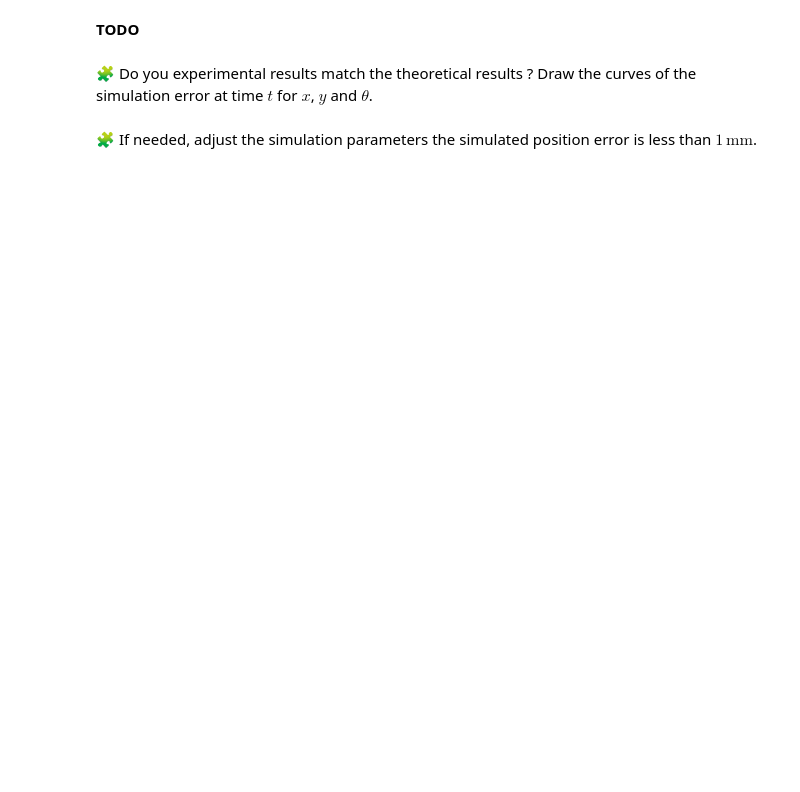
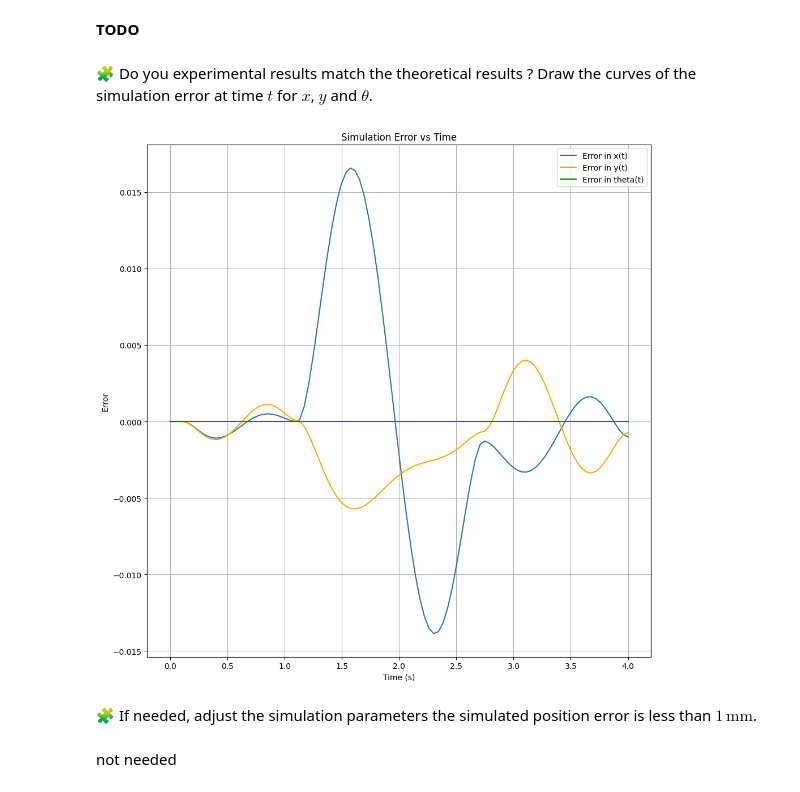
Before and after one commit to Adellah-bellahmama/control-engineering-with-python-project-2023-2024, a Jupyter notebook: Project-part-1.ipynb, the cells around one changed output. Drawn from its saved outputs; the diff is of its cells as text; code cells hidden in the pictures; blank space fills up the shorter version.

```diff
--- a/Project-part-1.ipynb
+++ b/Project-part-1.ipynb
@@ -464,2 +461,44 @@ pass
+# %%
+wl, wr = omega(0, [0, 0, 0])
+
+def x(t):
+    return l / 2 * (wl + wr) / (wr - wl) * np.sin(theta(t))
+
+def y(t):
+    return l / 2 * (wl + wr) / (wr - wl) * (1 - np.cos(theta(t)))
+
+def theta(t):
+    return r / l * (wr - wl) * t
+
+# Calculate the theoretical values
+t_values = np.linspace(0, 4, 100)
+x_theoretical = [x(t) for t in t_values]
+y_theoretical = [y(t) for t in t_values]
+theta_theoretical = [theta(t) for t in t_values]
+
+x_values_simulated = states_dense[0]
+y_values_simulated = states_dense[1]
+theta_values_simulated = states_dense[2]
+x_error = [x_theoretical[i] - x_values_simulated[i] for i in range(len(t_values))]
+y_error = [y_theoretical[i] - y_values_simulated[i] for i in range(len(t_values))]
+theta_error = [theta_theoretical[i] - theta_values_simulated[i] for i in range(len(t_values))]
+
+# Plot the error curves
+plt.figure(figsize=(10, 10))
+
+plt.plot(t_values, x_error, label='Error in x(t)')
+plt.plot(t_values, y_error, label='Error in y(t)', color='orange')
+plt.plot(t_values, theta_error, label='Error in theta(t)', color='green')
+
+plt.title('Simulation Error vs Time')
+plt.xlabel('Time (s)')
+plt.ylabel('Error')
+plt.grid(True)
+plt.legend()
+
+plt.tight_layout()
+plt.show()
+# %% [output]
+[figure, added]
 # %% [markdown]
 🧩 If needed, adjust the simulation parameters the simulated position error is less than $1\, \mathrm{ mm}$.
@@ -468,0 +505,2 @@ pass
+# %% [markdown]
+not needed
```
Also changed, not shown: parts of 4 cells of this notebook.
